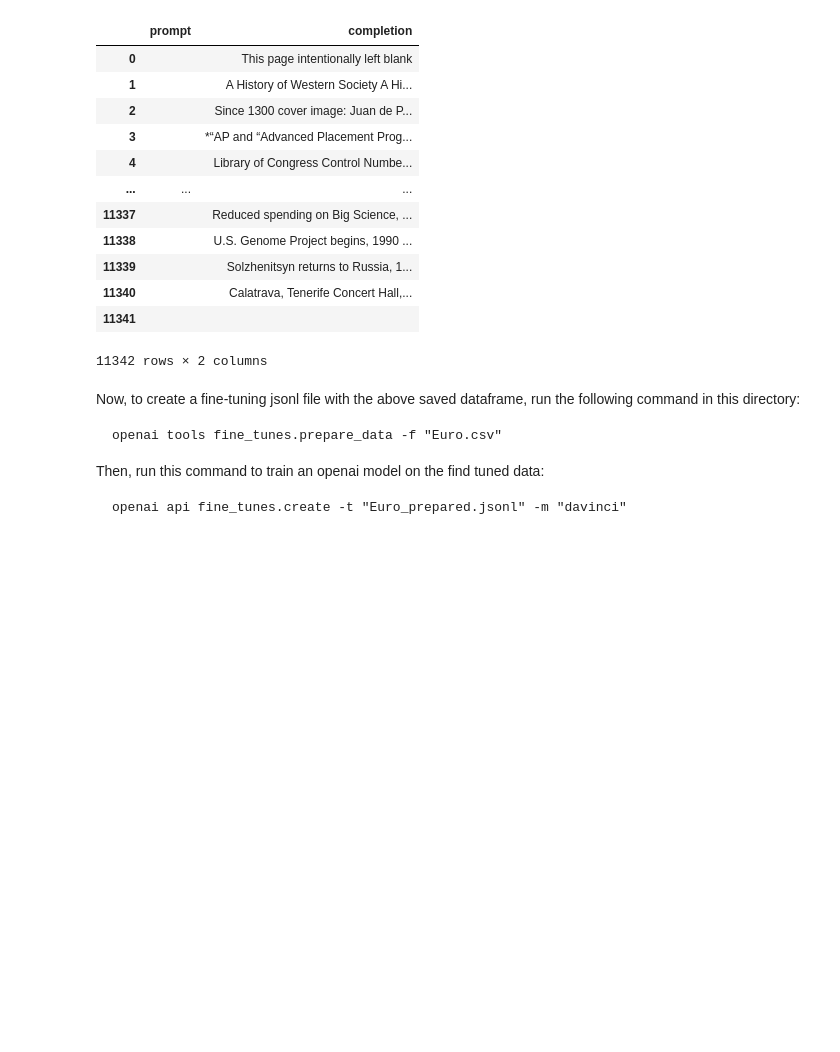
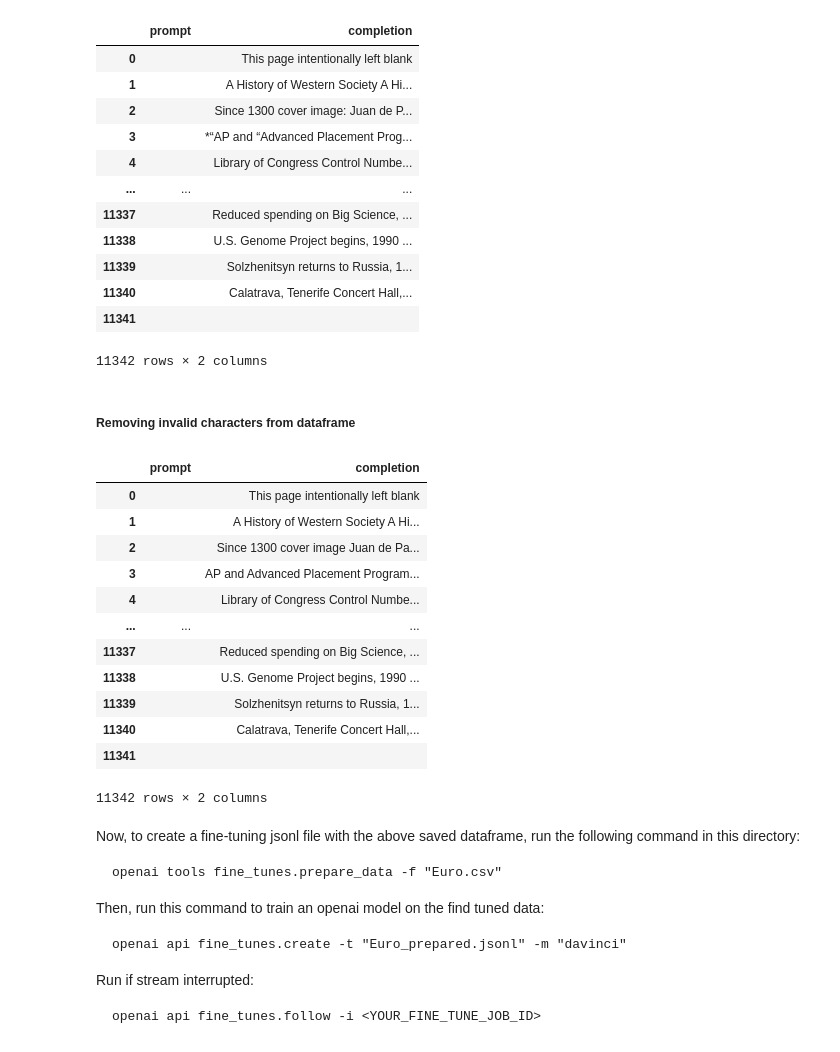
Before and after one commit to DEboy2007/GPTTextbook, a Jupyter notebook: models/AP Euro/model_test.ipynb, the cells around one changed output. Cells and saved outputs as stored; diff of their text form; code cells hidden in the pictures; blank space fills up the shorter version.

````diff
--- a/models/AP Euro/model_test.ipynb
+++ b/models/AP Euro/model_test.ipynb
@@ -80,6 +80,29 @@ df
 | 11340 |  | Calatrava, Tenerife Concert Hall,... |
 | 11341 |  |  |
 11342 rows × 2 columns
+# %% [markdown]
+##### Removing invalid characters from dataframe
+# %%
+pattern = r"[^A-Za-z0-9\n,. ]"
+
+df_cleaned = df.applymap(lambda x: re.sub(pattern, "", str(x)))
+
+df = df_cleaned
+df
+# %% [output]
+|  | prompt | completion |
+| 0 |  | This page intentionally left blank |
+| 1 |  | A History of Western Society A Hi... |
+| 2 |  | Since 1300 cover image Juan de Pa... |
+| 3 |  | AP and Advanced Placement Program... |
+| 4 |  | Library of Congress Control Numbe... |
+| ... | ... | ... |
+| 11337 |  | Reduced spending on Big Science, ... |
+| 11338 |  | U.S. Genome Project begins, 1990 ... |
+| 11339 |  | Solzhenitsyn returns to Russia, 1... |
+| 11340 |  | Calatrava, Tenerife Concert Hall,... |
+| 11341 |  |  |
+11342 rows × 2 columns
 # %%
 df.to_csv("Euro.csv", index=False)
 # %% [markdown]
@@ -91,3 +114,7 @@ Then, run this command to train an openai model on the find tuned data:
 ```
 openai api fine_tunes.create -t "Euro_prepared.jsonl" -m "davinci"
 ```
+Run if stream interrupted:<br>
+```
+openai api fine_tunes.follow -i <YOUR_FINE_TUNE_JOB_ID>
+```
````
Also changed, not shown: 2 other files.
